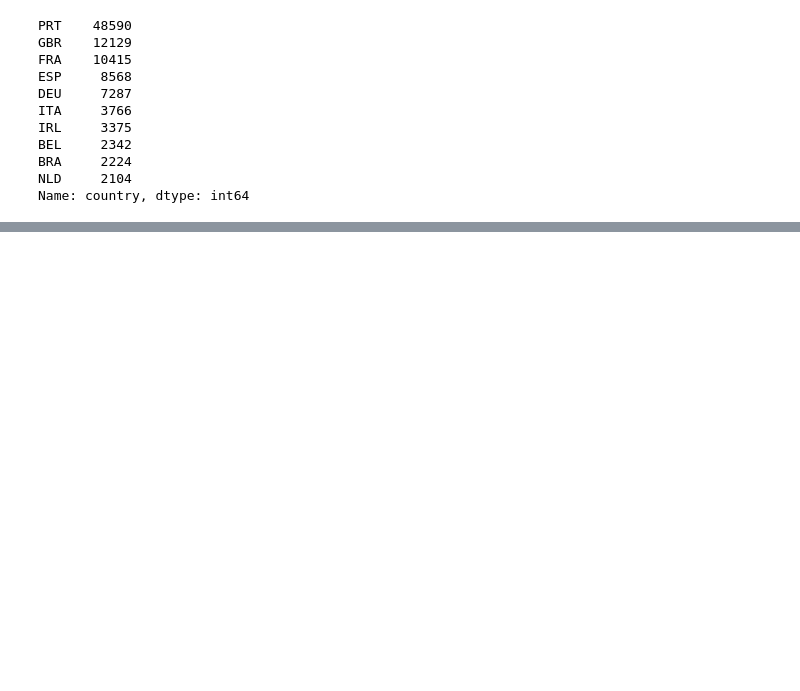
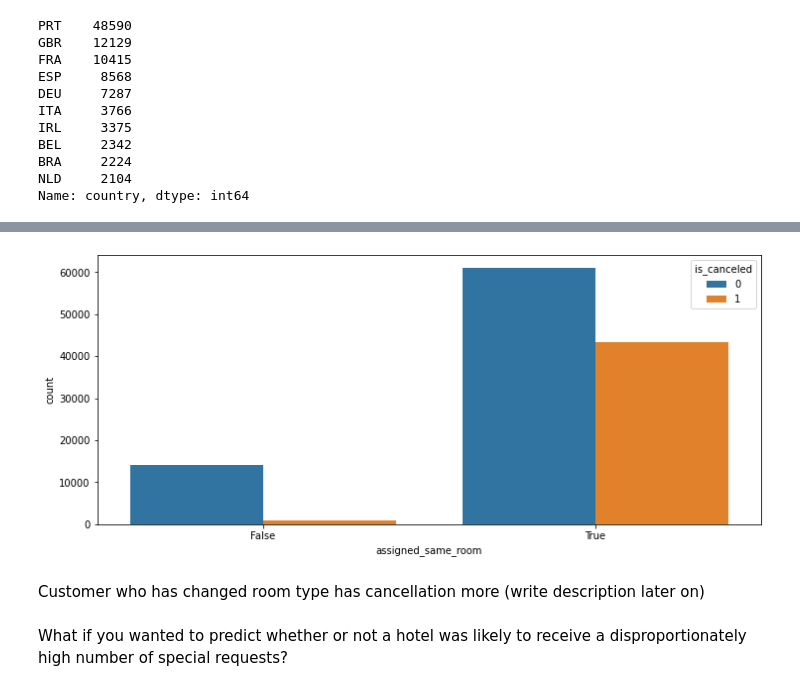
Before and after one commit to kiran2424/hotel-booking-data-analysis, a Jupyter notebook: Copy_of_Hotel_Booking_Analysis_Capstone_Project.ipynb, the cells around one changed output, grey strips where cells are left out. Cells and saved outputs as stored; diff of their text form; code cells hidden in the pictures; blank space fills up the shorter version.

```diff
--- a/Copy_of_Hotel_Booking_Analysis_Capstone_Project.ipynb
+++ b/Copy_of_Hotel_Booking_Analysis_Capstone_Project.ipynb
@@ -268,0 +301,3 @@ Name: country, dtype: int64
+# %%
+df_data['assigned_same_room'] = df_data['reserved_room_type']==df_data['assigned_room_type']
+df_data['assigned_same_room']
@@ -268,0 +317,10 @@ Name: country, dtype: int64
+# %%
+plt.figure(figsize=(12,5))
+sns.countplot(x='assigned_same_room', hue = 'is_canceled', data = df_data)
+plt.show()
+# %% [output]
+[figure, added]
+# %% [markdown]
+Customer who has changed room type has cancellation more (write description later on)
+# %% [markdown]
+What if you wanted to predict whether or not a hotel was likely to receive a disproportionately high number of special requests?
```
Also changed, not shown: parts of 15 cells of this notebook.
